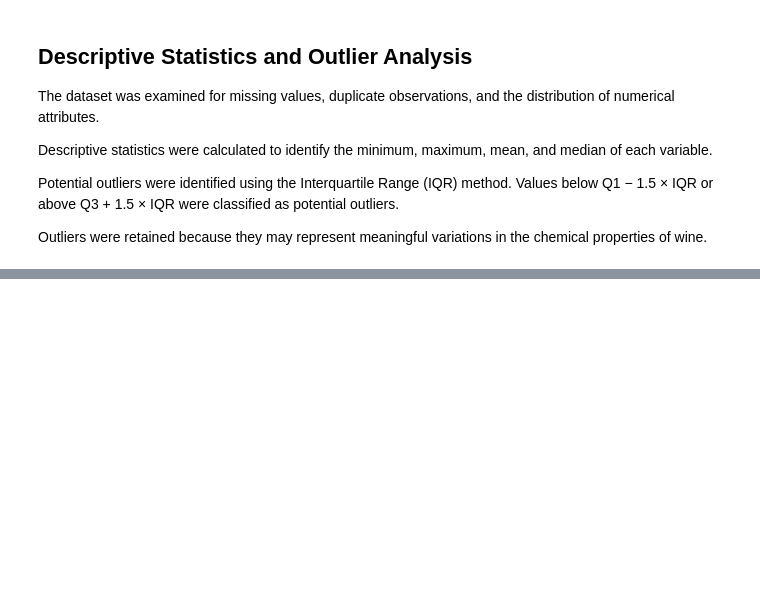
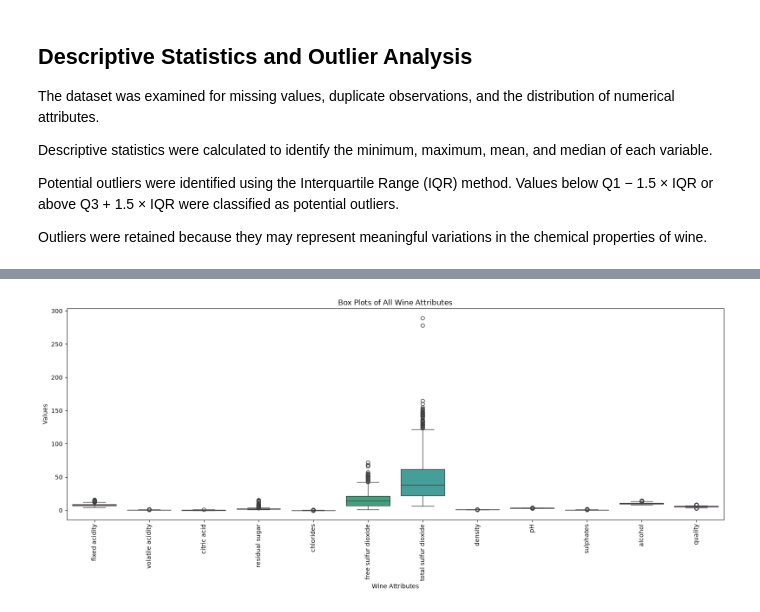
Before and after one commit to evanflorentino/wine-quality-eda, a Jupyter notebook: wine_quality_eda.ipynb, the cells around one changed output, grey strips where cells are left out. Drawn from its saved outputs; the diff is of its cells as text; code cells hidden in the pictures; blank space fills up the shorter version.

```diff
--- a/wine_quality_eda.ipynb
+++ b/wine_quality_eda.ipynb
@@ -123,0 +137,15 @@ Outliers were retained because they may represent meaningful variations in the c
+# %%
+# Combined box plot of all numerical variables
+plt.figure(figsize=(16, 7))
+
+sns.boxplot(data=wine)
+
+plt.title("Box Plots of All Wine Attributes")
+plt.xlabel("Wine Attributes")
+plt.ylabel("Values")
+plt.xticks(rotation=90)
+
+plt.tight_layout()
+plt.show()
+# %% [output]
+[figure, added]
```
Also changed, not shown: parts of 4 cells of this notebook.
